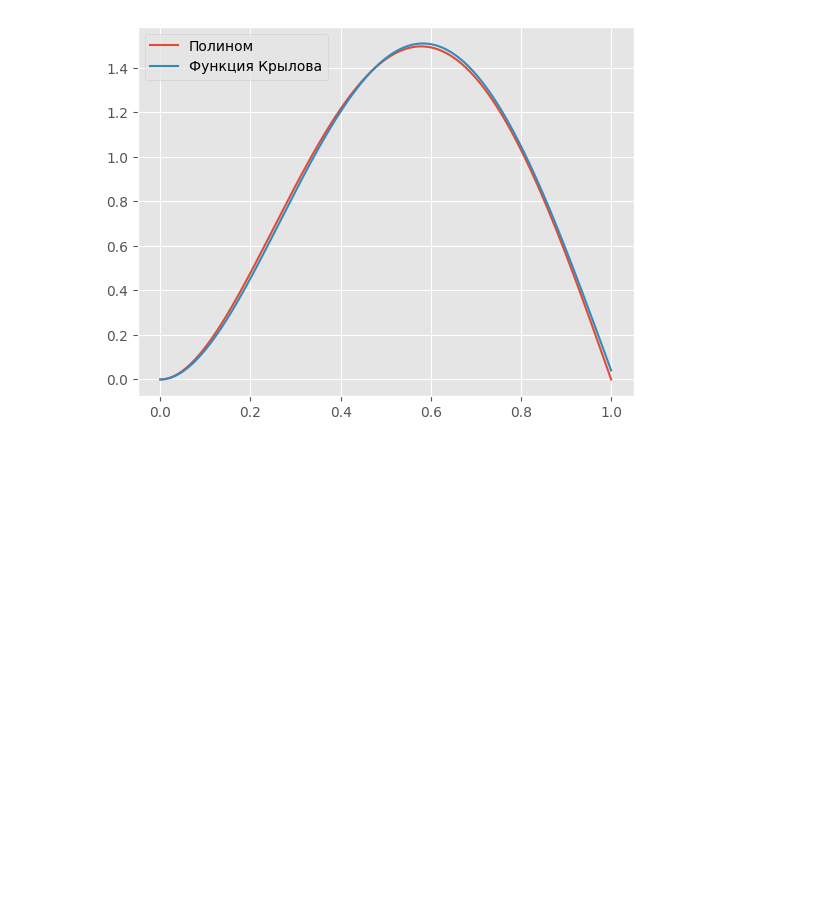
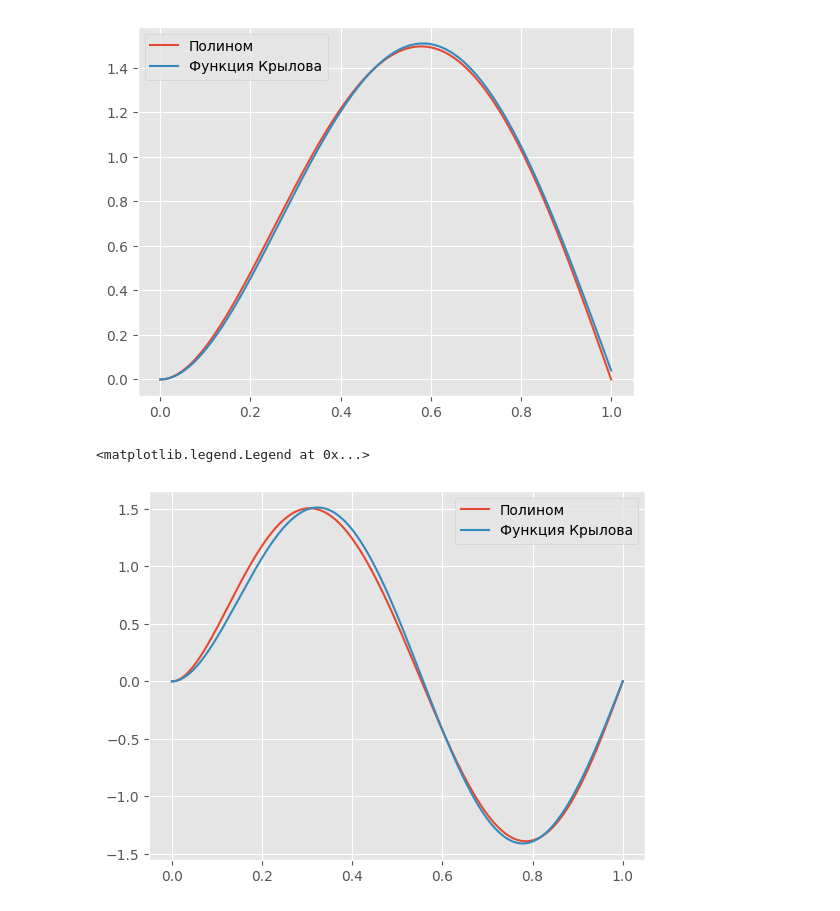
Before and after one commit to Ivan-Yagilev/DOOMs, a Jupyter notebook: calculation.ipynb, the cells around one changed output. Saved outputs shown, nothing was run; the diff lists cells and outputs as text; code cells hidden in the pictures; blank space fills up the shorter version.

```diff
--- a/calculation.ipynb
+++ b/calculation.ipynb
@@ -184,6 +214,14 @@ def p1(phi):
         C1 = sqrt(5670/19)
         return C1 * (phi**2 - 5/3*phi**3 + 2/3*phi**4)
 
+def p2(phi):
+        C2 = sqrt(6930/247)
+        return C2*(13*phi**2 - 47*phi**3 + 53*phi**4 - 19*phi**5)
+
+def p3(phi):
+        C3 = 1/507
+        return C3*(507*phi**2 + 22673*phi**3 - 19385*phi**4 - 5511*phi**5 + 1716*phi**6)
+
 def krylov(phi, b):
         return - sqrt(2/(1/cos(b)**2 + 1/cosh(b)**2 + (tan(b)*cos(3*b))/(b*cos(b)) + tanh(b)/b - (2*sin(b))/(b*cosh(b)))) * (1/cos(b)*cos(b*(phi+1)) - 1/cosh(b)*cosh(b*(phi-1)))
 # %%
@@ -242,3 +280,10 @@ plt.legend(loc="best")
 # %% [output]
 <matplotlib.legend.Legend at 0x...>
 [figure]
+# %%
+plt.plot(x, p2(x), label='Полином')
+plt.plot(x, krylov(x, beta2), label='Функция Крылова')
+plt.legend(loc="best")
+# %% [output]
+<matplotlib.legend.Legend at 0x...>
+[figure, added]
```
Also changed, not shown: parts of 5 cells of this notebook.
